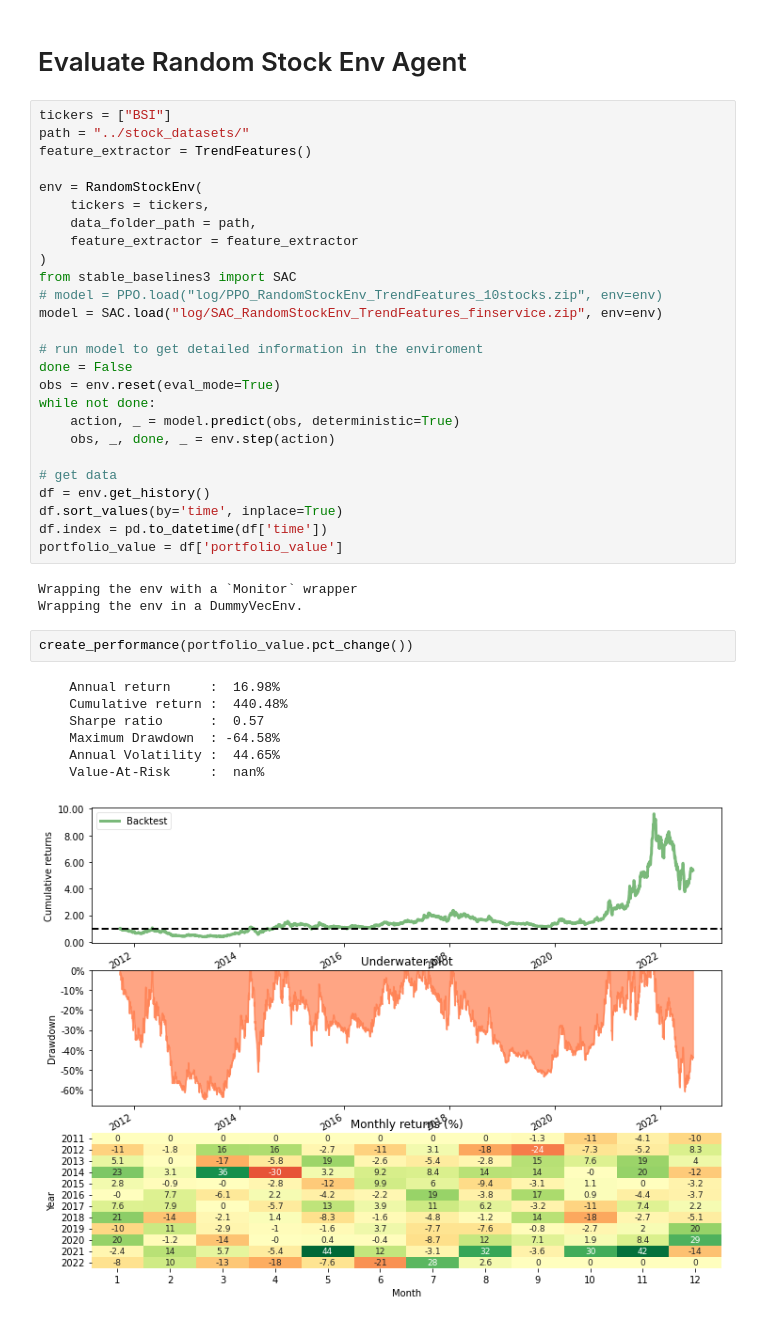
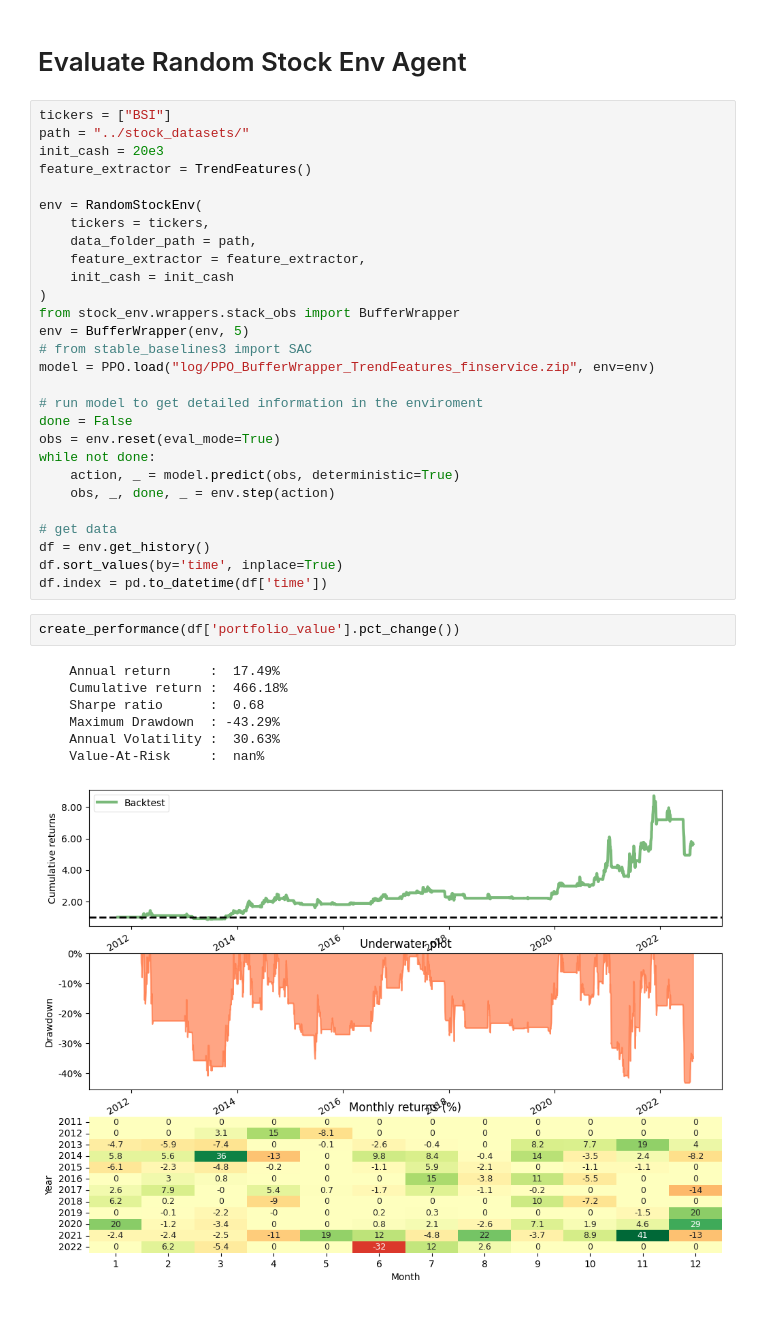
Before and after one commit to minhmanminhman/stock-env, a Jupyter notebook: notebooks/evaluate_model.ipynb, the cells around one changed output. Cells and saved outputs as stored; diff of their text form.

Commit message:
add random stock env

```diff
--- a/notebooks/evaluate_model.ipynb
+++ b/notebooks/evaluate_model.ipynb
@@ -82,16 +71,19 @@ plot_trade_log_v2(df)
 # %%
 tickers = ["BSI"]
 path = "../stock_datasets/"
+init_cash = 20e3
 feature_extractor = TrendFeatures()
 
 env = RandomStockEnv(
     tickers = tickers,
     data_folder_path = path,
-    feature_extractor = feature_extractor
+    feature_extractor = feature_extractor,
+    init_cash = init_cash
 )
-from stable_baselines3 import SAC
-# model = PPO.load("log/PPO_RandomStockEnv_TrendFeatures_10stocks.zip", env=env)
-model = SAC.load("log/SAC_RandomStockEnv_TrendFeatures_finservice.zip", env=env)
+from stock_env.wrappers.stack_obs import BufferWrapper
+env = BufferWrapper(env, 5)
+# from stable_baselines3 import SAC
+model = PPO.load("log/PPO_BufferWrapper_TrendFeatures_finservice.zip", env=env)
 
 # run model to get detailed information in the enviroment
 done = False
@@ -104,20 +96,16 @@ while not done:
 df = env.get_history()
 df.sort_values(by='time', inplace=True)
 df.index = pd.to_datetime(df['time'])
-portfolio_value = df['portfolio_value']
-# %% [output]
-Wrapping the env with a `Monitor` wrapper
-Wrapping the env in a DummyVecEnv.
 # %%
-create_performance(portfolio_value.pct_change())
+create_performance(df['portfolio_value'].pct_change())
 # %% [output]
-    Annual return     :  16.98%
-    Cumulative return :  440.48%
-    Sharpe ratio      :  0.57
-    Maximum Drawdown  : -64.58%
-    Annual Volatility :  44.65%
+    Annual return     :  17.49%
+    Cumulative return :  466.18%
+    Sharpe ratio      :  0.68
+    Maximum Drawdown  : -43.29%
+    Annual Volatility :  30.63%
     Value-At-Risk     :  nan%
-[figure, old version]
+[figure, new version]
 # %%
 plot_trade_log_v2(df)
 # %% [output]
```
Also changed, not shown: parts of 10 cells of this notebook, 8 other files.
